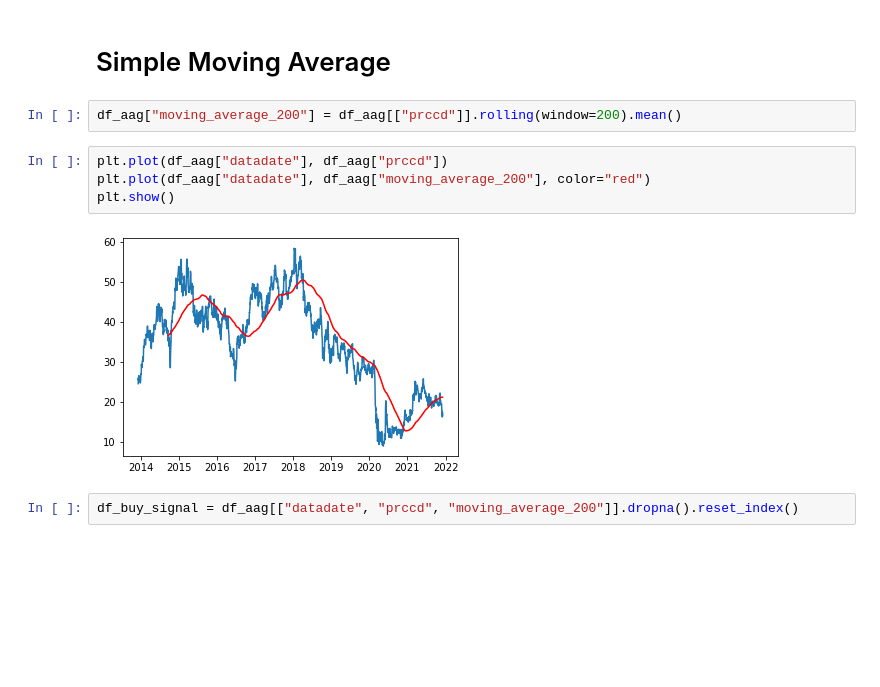
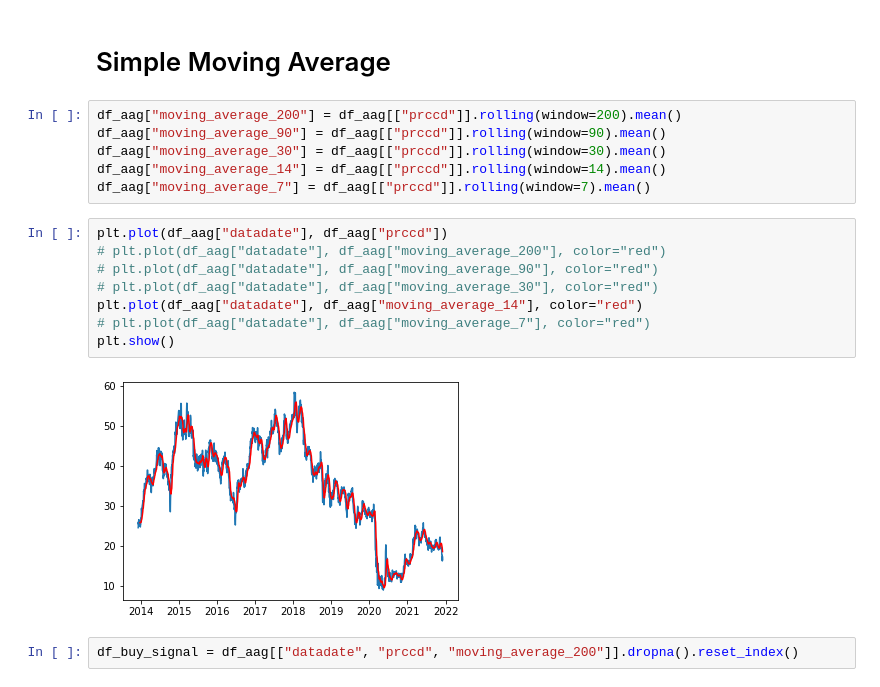
Before and after one commit to SWeisshaar/asim, a Jupyter notebook: notebooks/Net_Return.ipynb, the cells around one changed output. Cells and saved outputs as stored; diff of their text form; blank space fills up the shorter version.

Commit message:
Moving average for different time intervals, net return for given timeframe and ticker symbol

```diff
--- a/notebooks/Net_Return.ipynb
+++ b/notebooks/Net_Return.ipynb
@@ -62,12 +70,20 @@ False
 # Simple Moving Average
 # %%
 df_aag["moving_average_200"] = df_aag[["prccd"]].rolling(window=200).mean()
+df_aag["moving_average_90"] = df_aag[["prccd"]].rolling(window=90).mean()
+df_aag["moving_average_30"] = df_aag[["prccd"]].rolling(window=30).mean()
+df_aag["moving_average_14"] = df_aag[["prccd"]].rolling(window=14).mean()
+df_aag["moving_average_7"] = df_aag[["prccd"]].rolling(window=7).mean()
 # %%
 plt.plot(df_aag["datadate"], df_aag["prccd"])
-plt.plot(df_aag["datadate"], df_aag["moving_average_200"], color="red")
+# plt.plot(df_aag["datadate"], df_aag["moving_average_200"], color="red")
+# plt.plot(df_aag["datadate"], df_aag["moving_average_90"], color="red")
+# plt.plot(df_aag["datadate"], df_aag["moving_average_30"], color="red")
+plt.plot(df_aag["datadate"], df_aag["moving_average_14"], color="red")
+# plt.plot(df_aag["datadate"], df_aag["moving_average_7"], color="red")
 plt.show()
 # %% [output]
-[figure, old version]
+[figure, new version]
 # %%
 df_buy_signal = df_aag[["datadate", "prccd", "moving_average_200"]].dropna().reset_index()
 # %%
```
Also changed, not shown: parts of 9 cells of this notebook.
